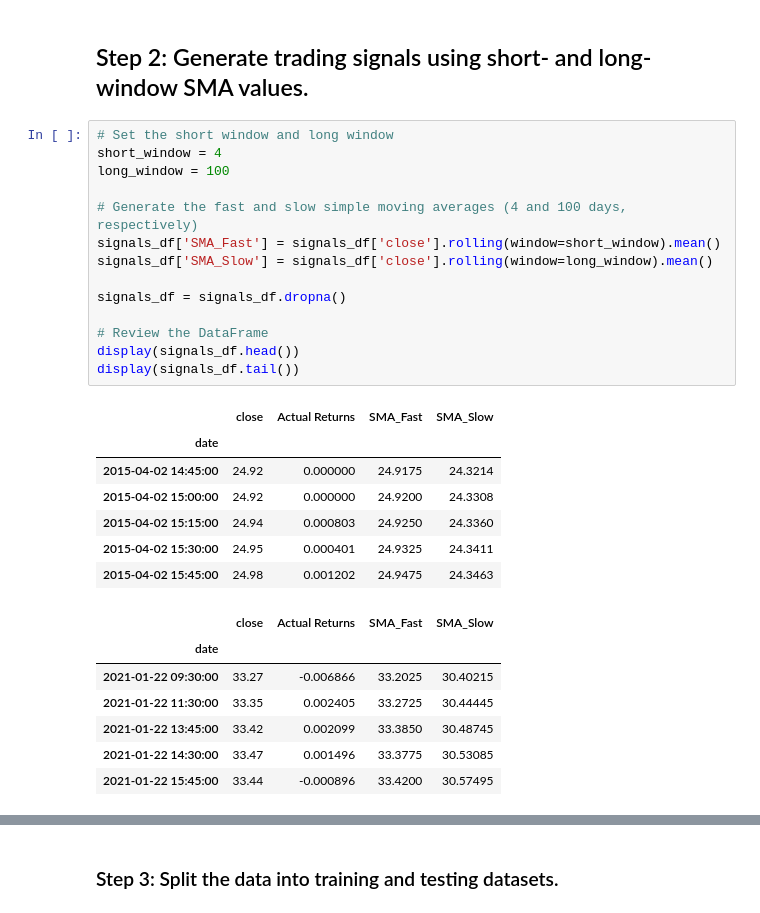
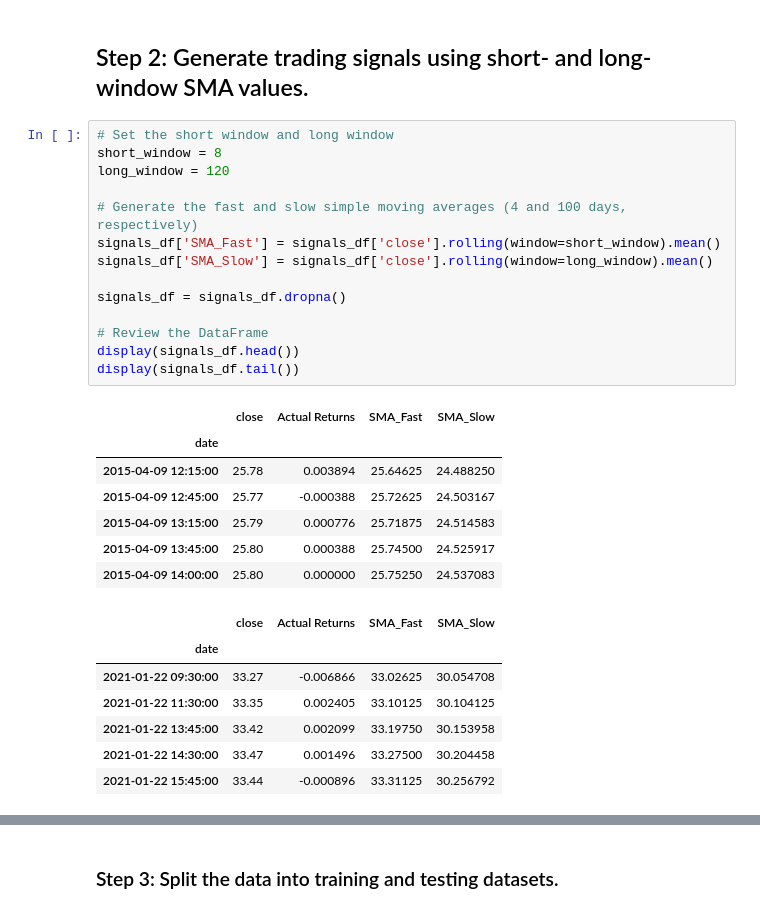
Before and after one commit to Olegreg762/Algorithmic_Trading, a Jupyter notebook: machine_learning_trading_bot.ipynb, the cells around one changed output, grey strips where cells are left out. Drawn from its saved outputs; the diff is of its cells as text.

```diff
--- a/machine_learning_trading_bot.ipynb
+++ b/machine_learning_trading_bot.ipynb
@@ -136,33 +136,33 @@ display(signals_df.tail())
 ## Step 2: Generate trading signals using short- and long-window SMA values.
 # %%
 # Set the short window and long window
-short_window = 4
-long_window = 100
+short_window = 8
+long_window = 120
 
 # Generate the fast and slow simple moving averages (4 and 100 days, respectively)
 signals_df['SMA_Fast'] = signals_df['close'].rolling(window=short_window).mean()
 signals_df['SMA_Slow'] = signals_df['close'].rolling(window=long_window).mean()
 
 signals_df = signals_df.dropna()
 
 # Review the DataFrame
 display(signals_df.head())
 display(signals_df.tail())
 # %% [output]
 |  | close | Actual Returns | SMA_Fast | SMA_Slow |
 | date |  |  |  |  |
-| 2015-04-02 14:45:00 | 24.92 | 0.000000 | 24.9175 | 24.3214 |
-| 2015-04-02 15:00:00 | 24.92 | 0.000000 | 24.9200 | 24.3308 |
-| 2015-04-02 15:15:00 | 24.94 | 0.000803 | 24.9250 | 24.3360 |
-| 2015-04-02 15:30:00 | 24.95 | 0.000401 | 24.9325 | 24.3411 |
-| 2015-04-02 15:45:00 | 24.98 | 0.001202 | 24.9475 | 24.3463 |
+| 2015-04-09 12:15:00 | 25.78 | 0.003894 | 25.64625 | 24.488250 |
+| 2015-04-09 12:45:00 | 25.77 | -0.000388 | 25.72625 | 24.503167 |
+| 2015-04-09 13:15:00 | 25.79 | 0.000776 | 25.71875 | 24.514583 |
+| 2015-04-09 13:45:00 | 25.80 | 0.000388 | 25.74500 | 24.525917 |
+| 2015-04-09 14:00:00 | 25.80 | 0.000000 | 25.75250 | 24.537083 |
 |  | close | Actual Returns | SMA_Fast | SMA_Slow |
 | date |  |  |  |  |
-| 2021-01-22 09:30:00 | 33.27 | -0.006866 | 33.2025 | 30.40215 |
-| 2021-01-22 11:30:00 | 33.35 | 0.002405 | 33.2725 | 30.44445 |
-| 2021-01-22 13:45:00 | 33.42 | 0.002099 | 33.3850 | 30.48745 |
-| 2021-01-22 14:30:00 | 33.47 | 0.001496 | 33.3775 | 30.53085 |
-| 2021-01-22 15:45:00 | 33.44 | -0.000896 | 33.4200 | 30.57495 |
+| 2021-01-22 09:30:00 | 33.27 | -0.006866 | 33.02625 | 30.054708 |
+| 2021-01-22 11:30:00 | 33.35 | 0.002405 | 33.10125 | 30.104125 |
+| 2021-01-22 13:45:00 | 33.42 | 0.002099 | 33.19750 | 30.153958 |
+| 2021-01-22 14:30:00 | 33.47 | 0.001496 | 33.27500 | 30.204458 |
+| 2021-01-22 15:45:00 | 33.44 | -0.000896 | 33.31125 | 30.256792 |
 # %%
 # Initialize the new Signal column
 signals_df['Signal'] = 0.0
```
Also changed, not shown: parts of 17 cells of this notebook, 2 other files.
